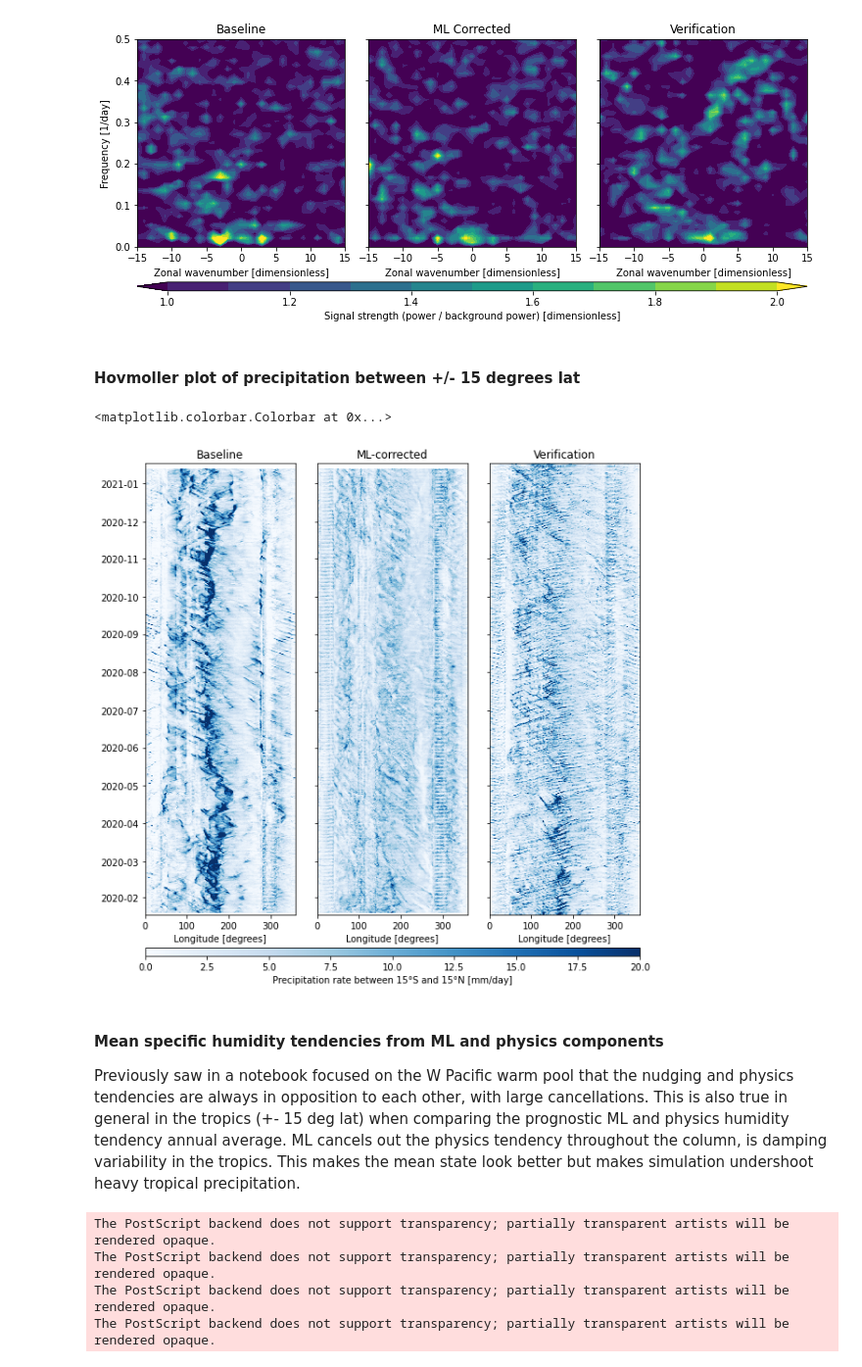
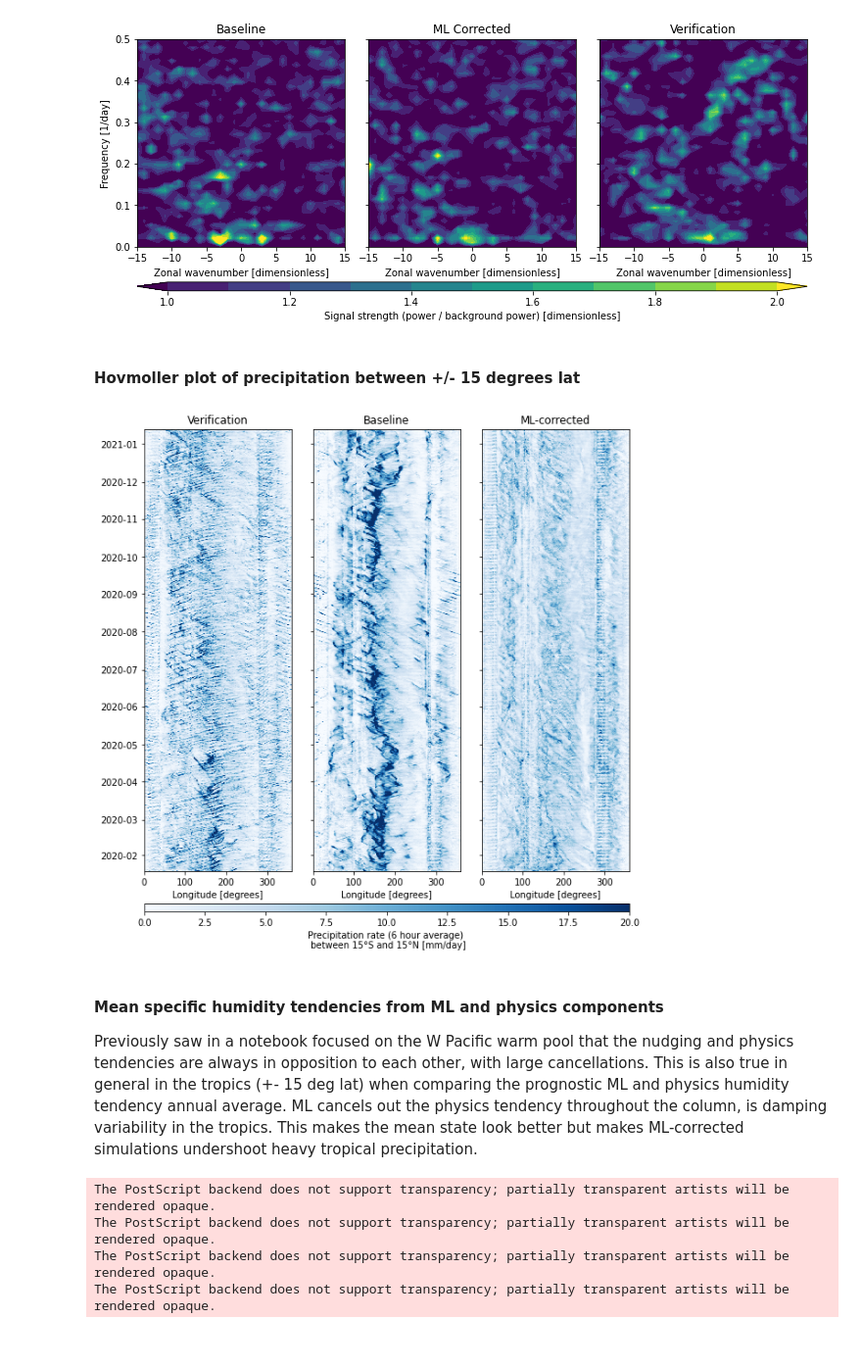
Before and after one commit to ai2cm/nudge-to-3km-PIRE-1yr-workflow, a Jupyter notebook: notebooks/tropical_variability.ipynb, the cells around one changed output. Shown at 98% size. Cells and saved outputs as stored; diff of their text form; code cells hidden in the pictures.

```diff
--- a/notebooks/tropical_variability.ipynb
+++ b/notebooks/tropical_variability.ipynb
@@ -227,6 +227,8 @@ plt.colorbar(p, cax=cax, orientation="horizontal", label="Signal strength (power
 # %% [output]
 <matplotlib.colorbar.Colorbar at 0x...>
 [figure]
+# %% [markdown]
+#### Hovmoller plot of precipitation between +/- 15 degrees lat
 # %%
 def tropical_mean(da):
     deep_tropics = da.sel(latitude=slice(-15, 15))
@@ -238,38 +240,50 @@ data = {
     "fine-res": xr.open_dataset("fine-res-precip-6hr.nc").PRATEsfc
 }
 means = {dataset: 86400 * tropical_mean(data[dataset]).compute() for dataset in data}
-# %% [markdown]
-#### Hovmoller plot of precipitation between +/- 15 degrees lat
+# %%
+common_times = sorted(list(
+    set(means["baseline"].time.values)
+    .intersection(means["ml"].time.values)
+    .intersection(means["fine-res"].time.values)
+))
+common_time_coords =  [vcm.cast_to_datetime(t) for t in common_times]
 # %%
 fig, (ax1, ax2, ax3), cax = faceted.faceted(1, 3, aspect=3., width=8, cbar_mode="single", cbar_location="bottom", cbar_pad=0.5)
 
-means["baseline"].assign_coords(time = [vcm.cast_to_datetime(t) for t in means["baseline"].time.values]) \
-    .plot(ax=ax1, y="time", add_colorbar=False, vmin=0, vmax=20, cmap="Blues")
+c = means["fine-res"] \
+    .sel(time=common_times) \
+    .assign_coords(time=common_time_coords) \
+    .plot(ax=ax1, y="time", add_colorbar=False, vmin=0, vmax=20, cmap="Blues", rasterized=True)
 
-means["ml"].assign_coords(time = [vcm.cast_to_datetime(t) for t in means["ml"].time.values]) \
-    .plot(ax=ax2, y="time", add_colorbar=False, vmin=0, vmax=20, cmap="Blues")
+means["baseline"] \
+    .sel(time=common_times) \
+    .assign_coords(time=common_time_coords) \
+    .plot(ax=ax2, y="time", add_colorbar=False, vmin=0, vmax=20, cmap="Blues", rasterized=True)
 
-c = means["fine-res"].assign_coords(time = [vcm.cast_to_datetime(t) for t in means["fine-res"].time.values]) \
-    .plot(ax=ax3, y="time", add_colorbar=False, vmin=0, vmax=20, cmap="Blues")
+means["ml"] \
+    .sel(time=common_times) \
+    .assign_coords(time=common_time_coords) \
+    .plot(ax=ax3, y="time", add_colorbar=False, vmin=0, vmax=20, cmap="Blues", rasterized=True)
 
-ax1.set_title("Baseline")
-ax2.set_title("ML-corrected")
-ax3.set_title("Verification")
+ax1.set_title("Verification")
+ax2.set_title("Baseline")
+ax3.set_title("ML-corrected")
 
 for ax in [ax1, ax2, ax3]:
     ax.set_xlabel("Longitude [degrees]")
     ax.set_ylabel("")
 
-plt.colorbar(c, cax=cax, orientation="horizontal", label=u"Precipitation rate between 15°S and 15°N [mm/day]")
-#fig.savefig("2022-04-28-hovmoller-comparison.png", bbox_inches="tight", dpi=200)
+plt.colorbar(c, cax=cax, orientation="horizontal", label=u"Precipitation rate (6 hour average) \n between 15°S and 15°N [mm/day]")
+
+fig.savefig("figures/eps/prognostic_hovmoller_comparison.eps", bbox_inches="tight", format="eps")
+fig.savefig("figures/pdf/prognostic_hovmoller_comparison.pdf", bbox_inches="tight", dpi=150)
 # %% [output]
-<matplotlib.colorbar.Colorbar at 0x...>
-[figure, old version]
+[figure, new version]
 # %% [markdown]
 #### Mean specific humidity tendencies from ML and physics components
 
 Previously saw in a notebook focused on the W Pacific warm pool that the nudging and physics tendencies are always in opposition to each other, with large cancellations. This is also true in general in the tropics (+\- 15 deg lat) when comparing the prognostic ML and physics humidity tendency annual average.
-ML cancels out the physics tendency throughout the column, is damping variability in the tropics. This makes the mean state look better but makes simulation undershoot heavy tropical precipitation.
+ML cancels out the physics tendency throughout the column, is damping variability in the tropics. This makes the mean state look better but makes ML-corrected simulations undershoot heavy tropical precipitation.
 # %%
 import os
 import shutil
```
Also changed, not shown: parts of 2 cells of this notebook, 5 other files.
